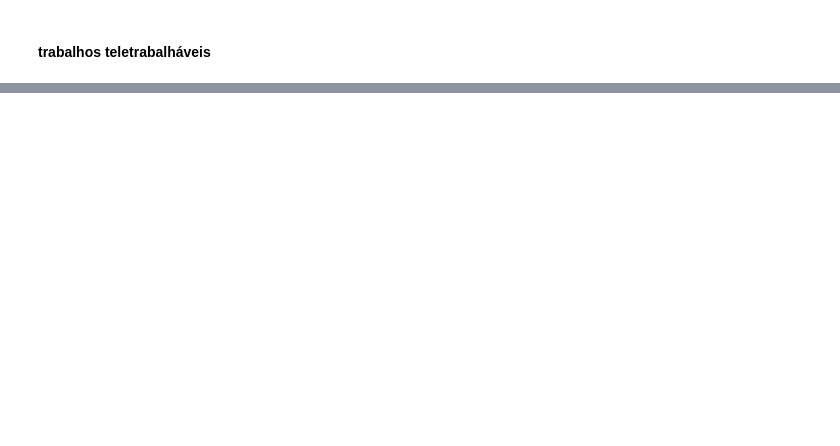
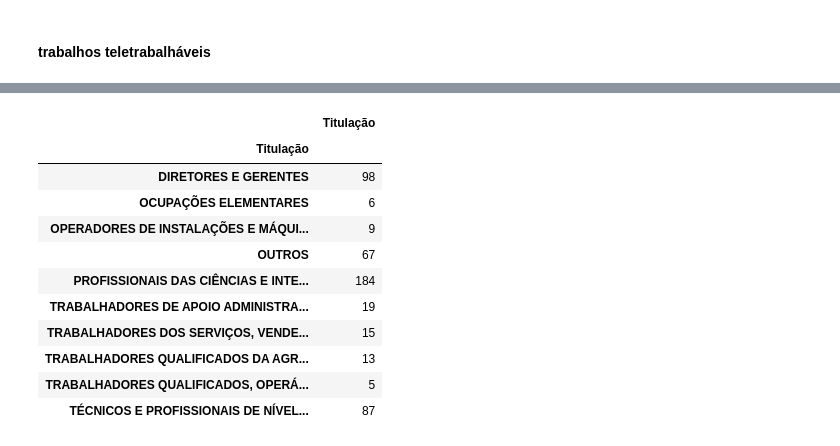
Before and after one commit to msbrasil/Mercado-de-Trabalho-Remoto, a Jupyter notebook: Notebooks/Tradução dos Códigos de Ocupação.ipynb, the cells around one changed output, grey strips where cells are left out. Cells and saved outputs as stored; diff of their text form; code cells hidden in the pictures; blank space fills up the shorter version.

```diff
--- a/Notebooks/Tradução dos Códigos de Ocupação.ipynb
+++ b/Notebooks/Tradução dos Códigos de Ocupação.ipynb
@@ -211 +212,16 @@ Name: Grandes Grupos, dtype: int64
+# %%
+ocupacoes_agregado[ocupacoes_agregado['teleworkable'] == 1].groupby(['Titulação'])[['Titulação']].count()
+# %% [output]
+|  | Titulação |
+| Titulação |  |
+| DIRETORES E GERENTES | 98 |
+| OCUPAÇÕES ELEMENTARES | 6 |
+| OPERADORES DE INSTALAÇÕES E MÁQUI... | 9 |
+| OUTROS | 67 |
+| PROFISSIONAIS DAS CIÊNCIAS E INTE... | 184 |
+| TRABALHADORES DE APOIO ADMINISTRA... | 19 |
+| TRABALHADORES DOS SERVIÇOS, VENDE... | 15 |
+| TRABALHADORES QUALIFICADOS DA AGR... | 13 |
+| TRABALHADORES QUALIFICADOS, OPERÁ... | 5 |
+| TÉCNICOS E PROFISSIONAIS DE NÍVEL... | 87 |
 # %%
```
Also changed, not shown: parts of 25 cells of this notebook, 1 other file.
